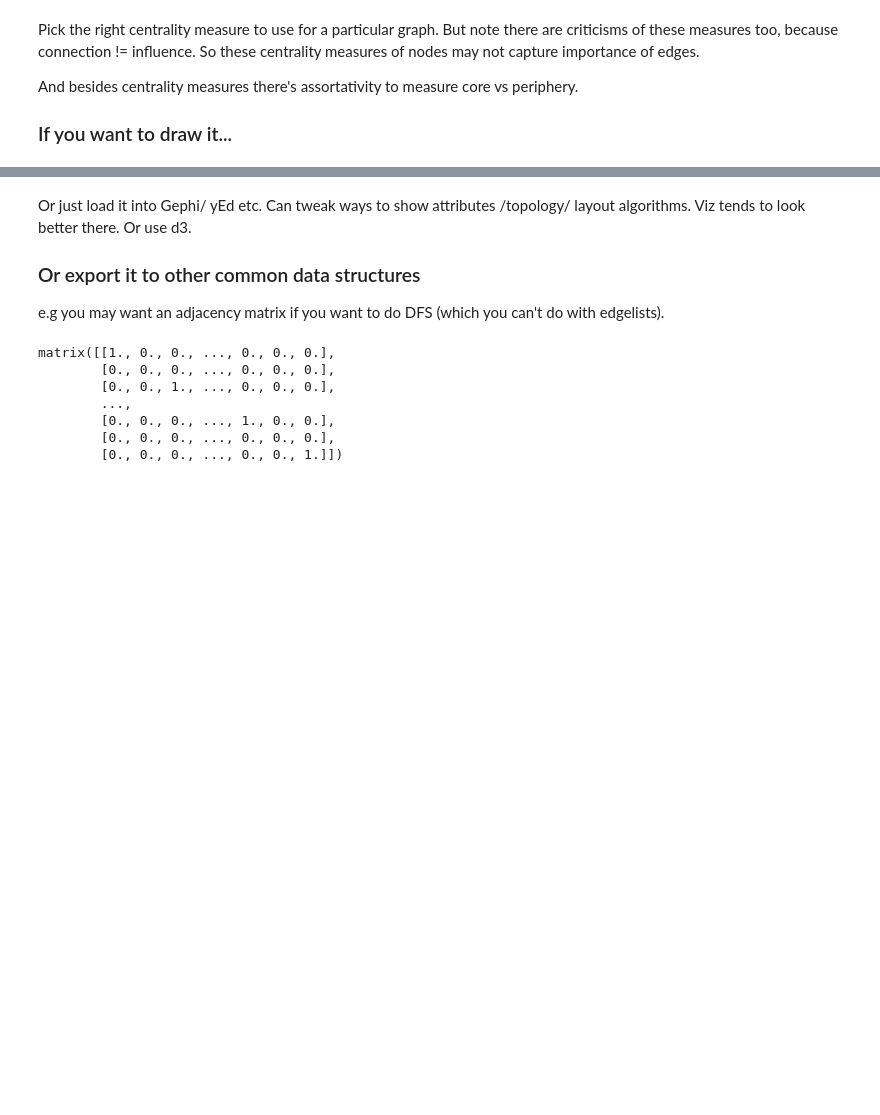
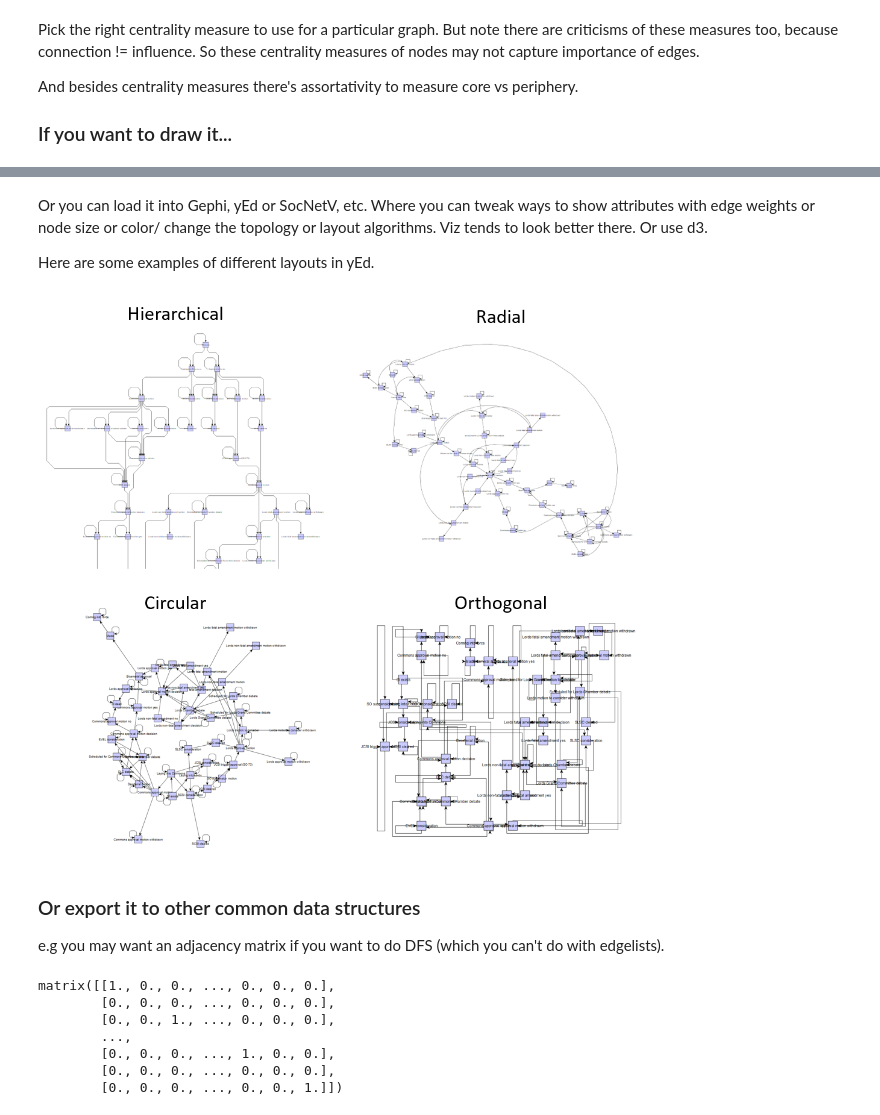
Before and after one commit to KMNitesh/parlpublic, a Jupyter notebook: Procedures_network_analysis.ipynb, the cells around one changed output, grey strips where cells are left out. Drawn from its saved outputs; the diff is of its cells as text; code cells hidden in the pictures; blank space fills up the shorter version.

Commit message:
Added layout examples from yEd

```diff
--- a/Procedures_network_analysis.ipynb
+++ b/Procedures_network_analysis.ipynb
@@ -171,6 +171,13 @@ plt.show()
+# %% [markdown]
+Or you can load it into Gephi, yEd or SocNetV, etc. Where you can tweak ways to show attributes with edge weights or node size or color/ change the topology or layout algorithms. Viz tends to look better there. Or use d3.
+
+Here are some examples of different layouts in yEd.
+# %%
+from IPython.display import Image
+Image(filename='graphExamples.png')
+# %% [output]
+[figure, added]
 # %% [markdown]
-Or just load it into Gephi/ yEd etc. Can tweak ways to show attributes /topology/ layout algorithms. Viz tends to look better there. Or use d3.
-
 ### Or export it to other common data structures
 
 e.g you may want an adjacency matrix if you want to do DFS (which you can't do with edgelists).
```
Also changed, not shown: parts of 7 cells of this notebook, 2 other files.
